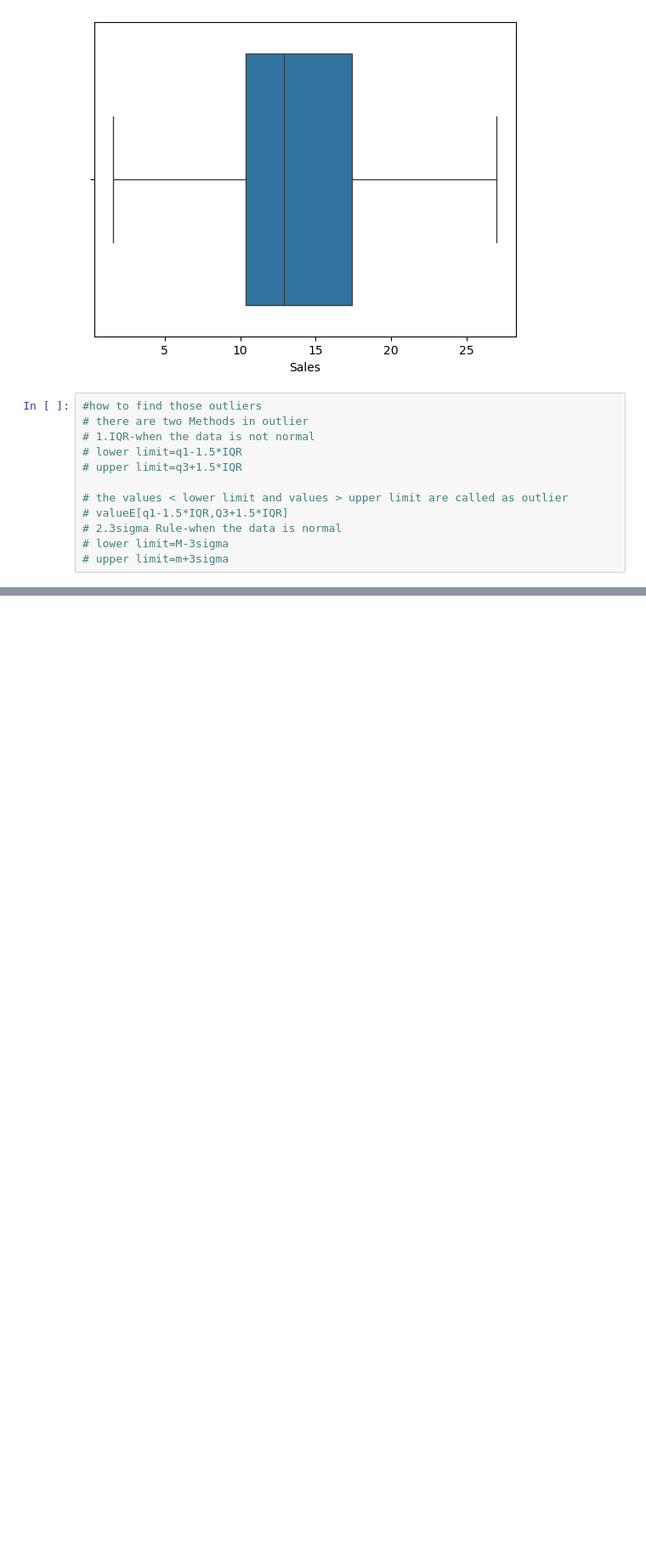
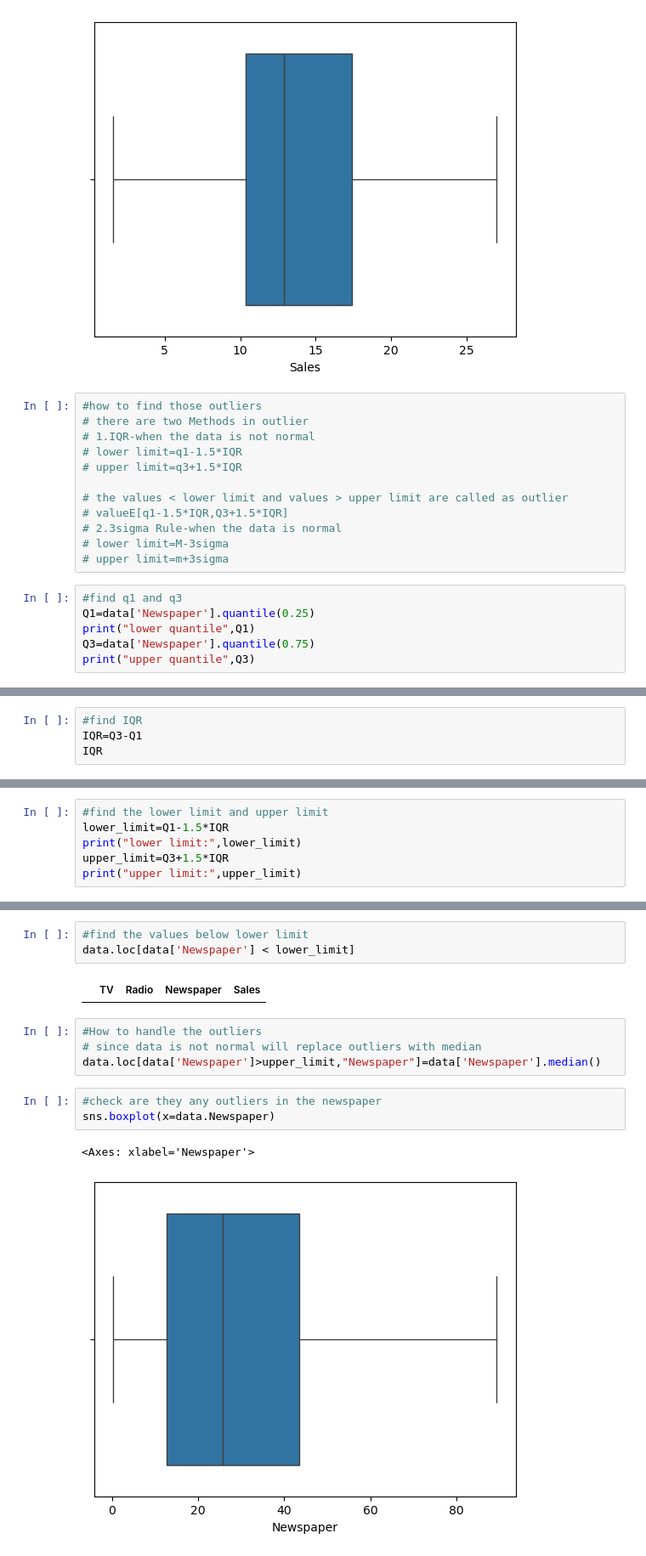
Before and after one commit to Arshiyatabassun/numpylmsrecordingDatamites, a Jupyter notebook: Linear_Regresssion.ipynb, the cells around one changed output, grey strips where cells are left out. Shown at 85% size. Saved outputs shown, nothing was run; the diff lists cells and outputs as text; blank space fills up the shorter version.

```diff
--- a/Linear_Regresssion.ipynb
+++ b/Linear_Regresssion.ipynb
@@ -252,3 +252,9 @@ sns.boxplot(x=data.Sales)
 # 2.3sigma Rule-when the data is normal
 # lower limit=M-3sigma
 # upper limit=m+3sigma
+# %%
+#find q1 and q3
+Q1=data['Newspaper'].quantile(0.25)
+print("lower quantile",Q1)
+Q3=data['Newspaper'].quantile(0.75)
+print("upper quantile",Q3)
@@ -254,0 +264,4 @@ sns.boxplot(x=data.Sales)
+# %%
+#find IQR
+IQR=Q3-Q1
+IQR
@@ -254,0 +270,6 @@ sns.boxplot(x=data.Sales)
+# %%
+#find the lower limit and upper limit
+lower_limit=Q1-1.5*IQR
+print("lower limit:",lower_limit)
+upper_limit=Q3+1.5*IQR
+print("upper limit:",upper_limit)
@@ -254,0 +286,15 @@ sns.boxplot(x=data.Sales)
+# %%
+#find the values below lower limit
+data.loc[data['Newspaper'] < lower_limit]
+# %% [output]
+|  | TV | Radio | Newspaper | Sales |
+# %%
+#How to handle the outliers
+# since data is not normal will replace outliers with median
+data.loc[data['Newspaper']>upper_limit,"Newspaper"]=data['Newspaper'].median()
+# %%
+#check are they any outliers in the newspaper
+sns.boxplot(x=data.Newspaper)
+# %% [output]
+<Axes: xlabel='Newspaper'>
+[figure, added]
```
Also changed, not shown: parts of 23 cells of this notebook.
